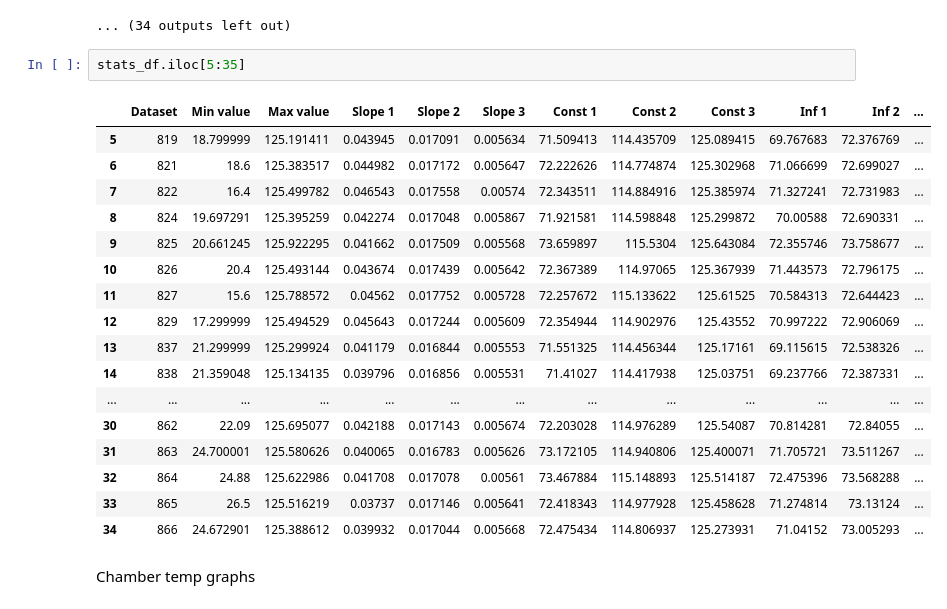
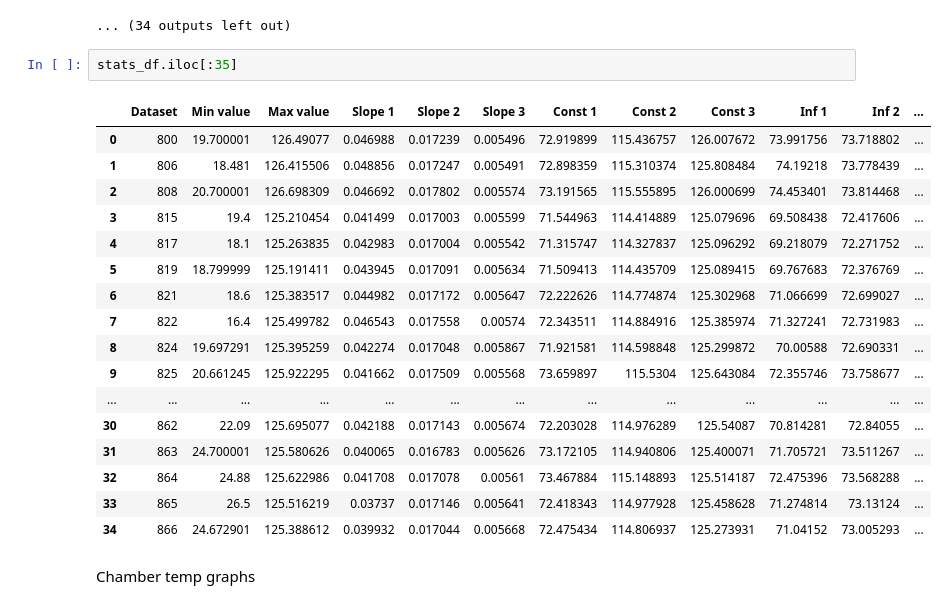
Before and after one commit to Nici1/anomaly-detection, a Jupyter notebook: notebooks/pilots/Italian/CFRP_production_Cetma _Composites.ipynb, the cells around one changed output. Drawn from its saved outputs; the diff is of its cells as text.

```diff
--- a/notebooks/pilots/Italian/CFRP_production_Cetma _Composites.ipynb
+++ b/notebooks/pilots/Italian/CFRP_production_Cetma _Composites.ipynb
@@ -610,19 +613,19 @@ for idx, file in enumerate(files):
 [figure]
 ... (34 outputs left out)
 # %%
-stats_df.iloc[5:35]
+stats_df.iloc[:35]
 # %% [output]
 |  | Dataset | Min value | Max value | Slope 1 | Slope 2 | Slope 3 | Const 1 | Const 2 | Const 3 | Inf 1 | Inf 2 | ... |
+| 0 | 800 | 19.700001 | 126.49077 | 0.046988 | 0.017239 | 0.005496 | 72.919899 | 115.436757 | 126.007672 | 73.991756 | 73.718802 | ... |
+| 1 | 806 | 18.481 | 126.415506 | 0.048856 | 0.017247 | 0.005491 | 72.898359 | 115.310374 | 125.808484 | 74.19218 | 73.778439 | ... |
+| 2 | 808 | 20.700001 | 126.698309 | 0.046692 | 0.017802 | 0.005574 | 73.191565 | 115.555895 | 126.000699 | 74.453401 | 73.814468 | ... |
+| 3 | 815 | 19.4 | 125.210454 | 0.041499 | 0.017003 | 0.005599 | 71.544963 | 114.414889 | 125.079696 | 69.508438 | 72.417606 | ... |
+| 4 | 817 | 18.1 | 125.263835 | 0.042983 | 0.017004 | 0.005542 | 71.315747 | 114.327837 | 125.096292 | 69.218079 | 72.271752 | ... |
 | 5 | 819 | 18.799999 | 125.191411 | 0.043945 | 0.017091 | 0.005634 | 71.509413 | 114.435709 | 125.089415 | 69.767683 | 72.376769 | ... |
 | 6 | 821 | 18.6 | 125.383517 | 0.044982 | 0.017172 | 0.005647 | 72.222626 | 114.774874 | 125.302968 | 71.066699 | 72.699027 | ... |
 | 7 | 822 | 16.4 | 125.499782 | 0.046543 | 0.017558 | 0.00574 | 72.343511 | 114.884916 | 125.385974 | 71.327241 | 72.731983 | ... |
 | 8 | 824 | 19.697291 | 125.395259 | 0.042274 | 0.017048 | 0.005867 | 71.921581 | 114.598848 | 125.299872 | 70.00588 | 72.690331 | ... |
 | 9 | 825 | 20.661245 | 125.922295 | 0.041662 | 0.017509 | 0.005568 | 73.659897 | 115.5304 | 125.643084 | 72.355746 | 73.758677 | ... |
-| 10 | 826 | 20.4 | 125.493144 | 0.043674 | 0.017439 | 0.005642 | 72.367389 | 114.97065 | 125.367939 | 71.443573 | 72.796175 | ... |
-| 11 | 827 | 15.6 | 125.788572 | 0.04562 | 0.017752 | 0.005728 | 72.257672 | 115.133622 | 125.61525 | 70.584313 | 72.644423 | ... |
-| 12 | 829 | 17.299999 | 125.494529 | 0.045643 | 0.017244 | 0.005609 | 72.354944 | 114.902976 | 125.43552 | 70.997222 | 72.906069 | ... |
-| 13 | 837 | 21.299999 | 125.299924 | 0.041179 | 0.016844 | 0.005553 | 71.551325 | 114.456344 | 125.17161 | 69.115615 | 72.538326 | ... |
-| 14 | 838 | 21.359048 | 125.134135 | 0.039796 | 0.016856 | 0.005531 | 71.41027 | 114.417938 | 125.03751 | 69.237766 | 72.387331 | ... |
 | ... | ... | ... | ... | ... | ... | ... | ... | ... | ... | ... | ... | ... |
 | 30 | 862 | 22.09 | 125.695077 | 0.042188 | 0.017143 | 0.005674 | 72.203028 | 114.976289 | 125.54087 | 70.814281 | 72.84055 | ... |
 | 31 | 863 | 24.700001 | 125.580626 | 0.040065 | 0.016783 | 0.005626 | 73.172105 | 114.940806 | 125.400071 | 71.705721 | 73.511267 | ... |
```
Also changed, not shown: parts of 2 cells of this notebook, 3 other files.
